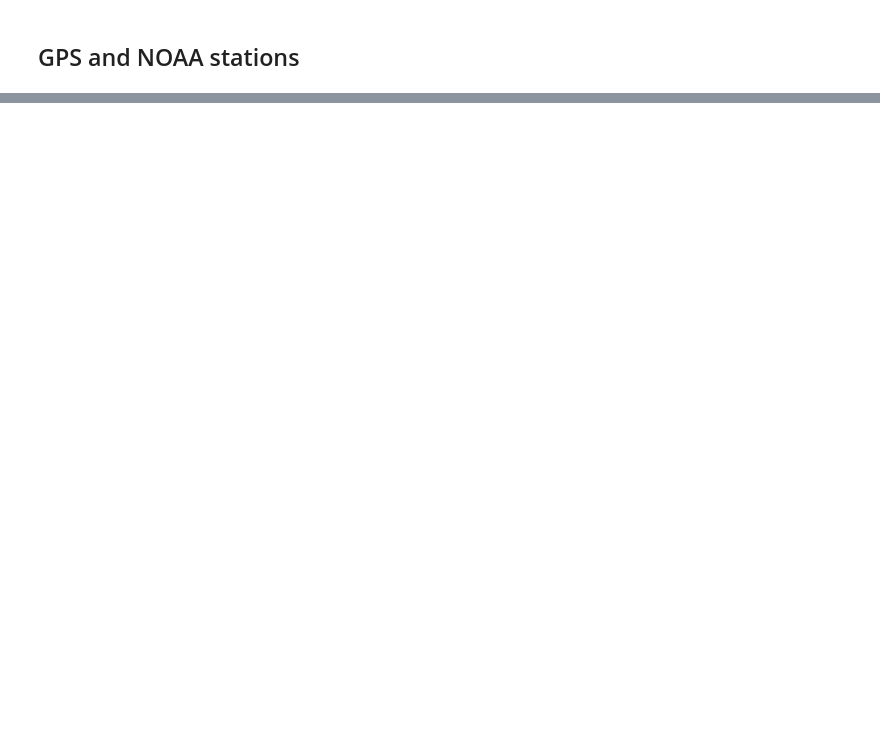
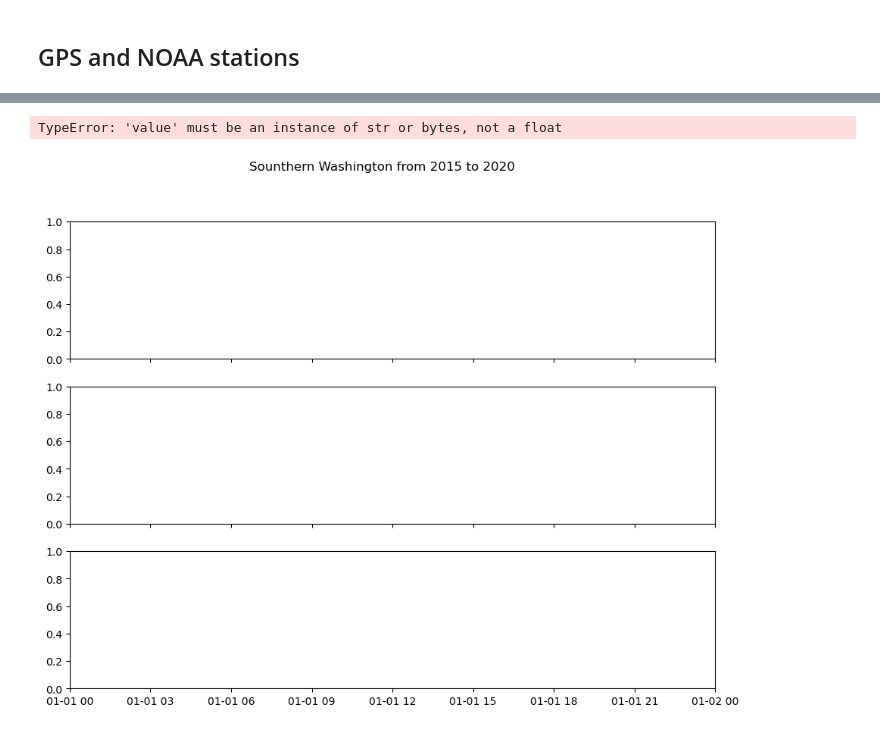
Before and after one commit to Benz-Poobua/Undergrad-Research-2, a Jupyter notebook: GPS-NOAA geodetic-climatic data.ipynb, the cells around one changed output, grey strips where cells are left out. Saved outputs shown, nothing was run; the diff lists cells and outputs as text; code cells hidden in the pictures; blank space fills up the shorter version.

```diff
--- a/GPS-NOAA geodetic-climatic data.ipynb
+++ b/GPS-NOAA geodetic-climatic data.ipynb
@@ -204,0 +294,10 @@ See the caveats in the documentation: https://pandas.pydata.org/pandas-docs/stab
+# %%
+#Remove rows containing NaN or '-' in the 'Verified (ft)' column
+Toke_Point_2015_2020 = Toke_Point_2015_2020[(Toke_Point_2015_2020['Verified (ft)'].notna()) & (Toke_Point_2015_2020['Verified (ft)'] != '-')]
+Cape_Disappointment_2015_2020 = Cape_Disappointment_2015_2020[(Cape_Disappointment_2015_2020['Verified (ft)'].notna()) & (Cape_Disappointment_2015_2020['Verified (ft)'] != '-')]
+
+# Reset index after dropping rows
+Toke_Point_2015_2020.reset_index(drop=True, inplace=True)
+Cape_Disappointment_2015_2020.reset_index(drop=True, inplace=True)
+
+#Can't plot Toke Point and Cape Disappointment
@@ -204,0 +336,12 @@ See the caveats in the documentation: https://pandas.pydata.org/pandas-docs/stab
+# %%
+#Southern Washington (2015-2020)
+fig,ax=plt.subplots(3,1,figsize=(11,8),sharex=True)
+fig.suptitle('Sounthern Washington from 2015 to 2020')
+ax[0].plot(Toke_Point_2015_2020['Datetime'], Toke_Point_2015_2020['Verified (ft)'], '-.r');ax[0].grid(True);ax[0].set_ylabel('Toke Point [ft]')
+ax[1].plot(Westport_2015_2020['Datetime'], Westport_2015_2020['Verified (ft)'], '-.r');ax[1].grid(True);ax[1].set_ylabel('Westport [ft]')
+ax[2].plot(Cape_Disappointment_2015_2020['Datetime'], Cape_Disappointment_2015_2020['Verified (ft)'], '-.r');ax[2].grid(True);ax[2].set_ylabel('Cape Disappointment [ft]')
+ax[2].set_xlabel('Time (years)')
+plt.show()
+# %% [output]
+TypeError: 'value' must be an instance of str or bytes, not a float
+[figure, added]
```
Also changed, not shown: parts of 19 cells of this notebook.
